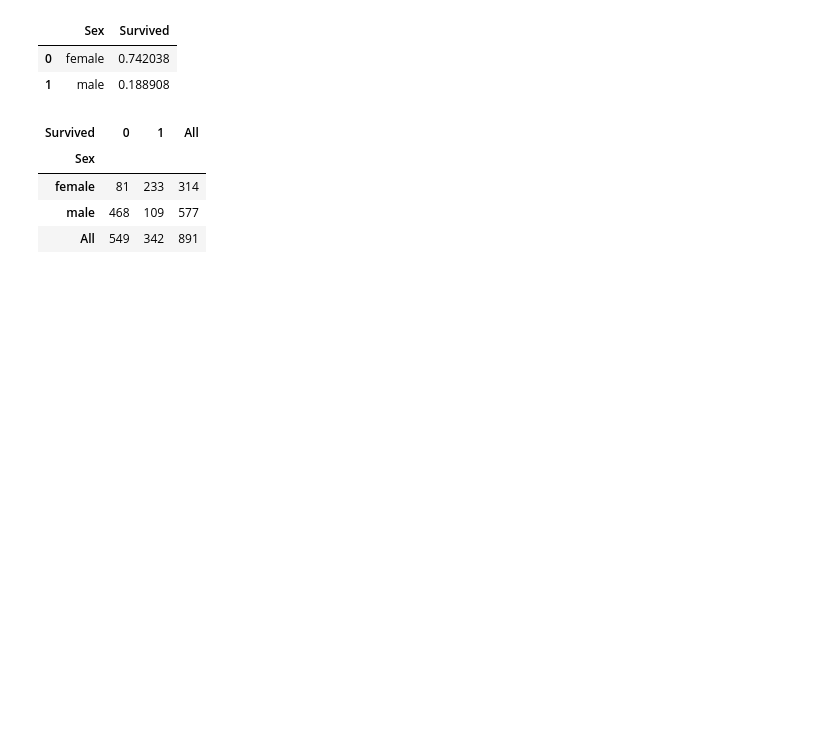
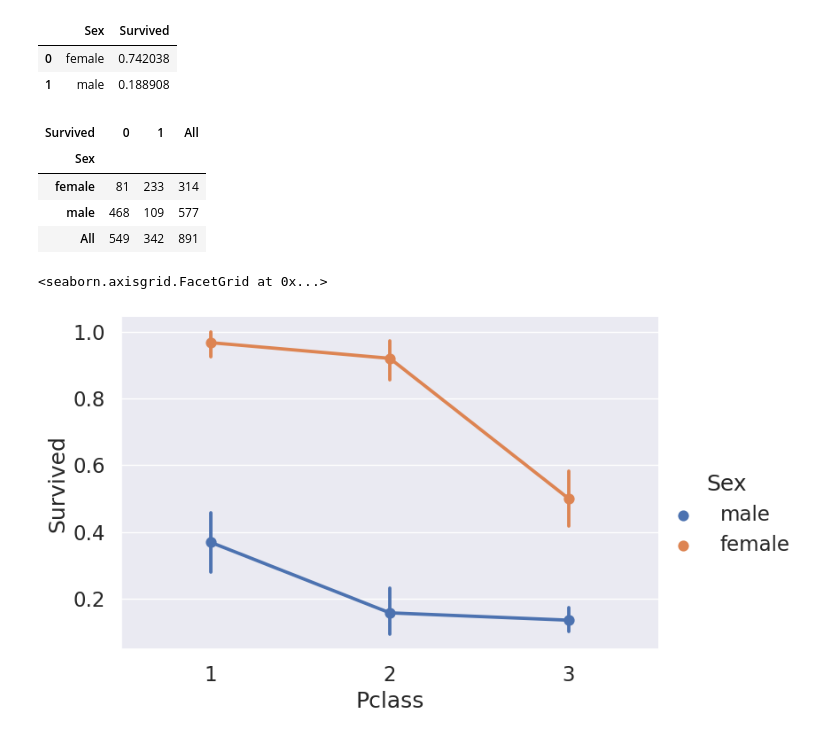
Before and after one commit to 2unhi/kaggle, a Jupyter notebook: Titanic/Titanic.ipynb, the cells around one changed output. Saved outputs shown, nothing was run; the diff lists cells and outputs as text; code cells hidden in the pictures; blank space fills up the shorter version.

```diff
--- a/Titanic/Titanic.ipynb
+++ b/Titanic/Titanic.ipynb
@@ -212,3 +218,10 @@ pd.crosstab(df_train['Sex'], df_train['Survived'], margins=True).style.backgroun
 | female | 81 | 233 | 314 |
 | male | 468 | 109 | 577 |
 | All | 549 | 342 | 891 |
+# %%
+# seaborn 패키지의 버전이 업데이트되면서 'factorplot'이라는 함수가 'catplot'으로 변경됨
+
+sns.catplot(x='Pclass', y='Survived', hue='Sex', kind='point', data=df_train, height=5, aspect=1.5)
+# %% [output]
+<seaborn.axisgrid.FacetGrid at 0x...>
+[figure, added]
```
Also changed, not shown: parts of 6 cells of this notebook.
